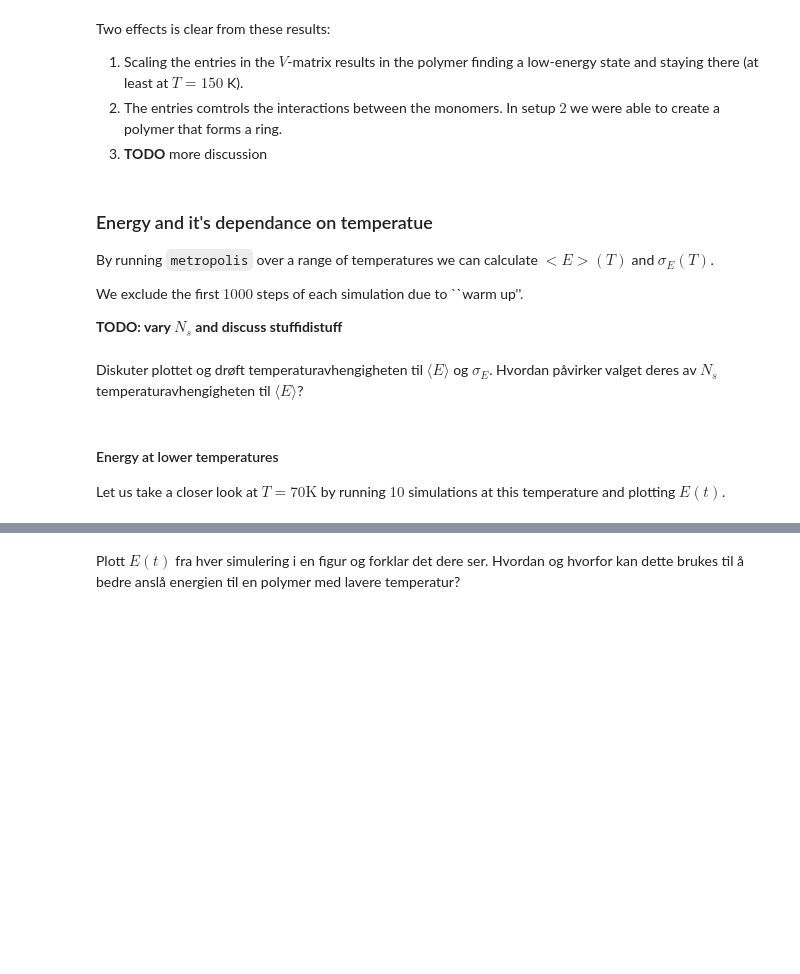
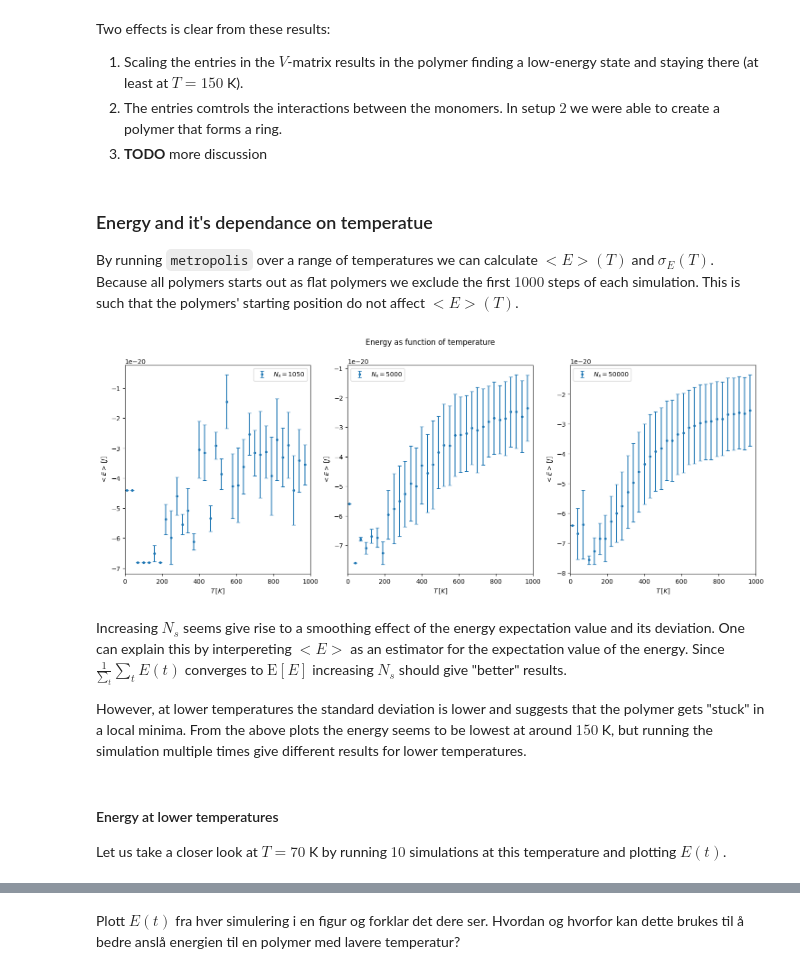
Before and after one commit to tncrdk/Biofysikk-prosjekt, a Jupyter notebook: Aakre_Djupvik_Jakobsen.ipynb, the cells around one changed output, grey strips where cells are left out. Saved outputs shown, nothing was run; the diff lists cells and outputs as text; code cells hidden in the pictures; blank space fills up the shorter version.

Commit message:
energy discussion

```diff
--- a/Aakre_Djupvik_Jakobsen.ipynb
+++ b/Aakre_Djupvik_Jakobsen.ipynb
@@ -955,54 +1009,61 @@ Two effects is clear from these results:
 ### Energy and it's dependance on temperatue
 
 By running `metropolis` over a range of temperatures we can calculate $<E>(T)$ and $\sigma_E(T)$.
-
-We exclude the first $1000$ steps of each simulation due to ``warm up''.
-
-**TODO: vary $N_s$ and discuss stuffidistuff**
+Because all polymers starts out as flat polymers we exclude the first $1000$ steps of each simulation.
+This is such that the polymers' starting position do not affect $<E>(T)$.
 # %%
 # Defining constants
 T_interval = np.arange(10, 1000, 30)
 N = 30
-Ns = 5000
+Ns = (1050, 5000, 50_000)
 V = gen_V_matrix(N, fill_value=-4e-21)
 
 # Preparing arrays
-E_mean = np.zeros(len(T_interval))
-E_std = np.zeros(len(T_interval))
+E_mean = np.zeros((len(Ns), len(T_interval)))
+E_std = np.zeros((len(Ns), len(T_interval)))
 
-# running metropolis for all T's in T_interval and calculating the mean and standard deviation.
-for i, T in enumerate(T_interval):
-    pol = generate_flat_polymer(N)
-    pol, E_array = metropolis(pol=pol, N_s=Ns, V=V, T=T)
-    E_mean[i] = np.mean(E_array[1000:])
-    E_std[i] = np.std(E_array[1000:])
+# running metropolis for all Ts in T_interval and calculating the mean and standard deviation.
+for i, _Ns in enumerate(Ns):
+    for j, T in enumerate(T_interval):
+        pol = generate_flat_polymer(N)
+        pol, E_array = metropolis(pol=pol, N_s=_Ns, V=V, T=T)
+        E_mean[i, j] = np.mean(E_array[1000:])
+        E_std[i, j] = np.std(E_array[1000:])
 # %%
-# just plots the results from the cell above
-fig, ax = plt.subplots()
-ax.errorbar(
-    T_interval,
-    E_mean,
-    yerr=E_std,
-    fmt=".",
-    capsize=3,
-    label=r"$<E>(T)$"
-)
-ax.set(
-    title="lol",
-    xlabel="$T\,[K]$",
-    ylabel="$<E>\, [J]$",
-    xticks=T_interval[::2],
-    xlim=(0, 1000)
-)
-ax.legend()
+fig, axs = plt.subplots(1, len(Ns), figsize=(6*len(Ns), 6))
+
+for i, _Ns in enumerate(Ns):
+    axs[i].errorbar(
+        T_interval,
+        E_mean[i],
+        yerr=E_std[i],
+        fmt=".",
+        capsize=3,
+        label=f"$N_s = {_Ns}$"
+    )
+    axs[i].set(
+        xlabel="$T\,[K]$",
+        ylabel="$<E>\, [J]$",
+        xlim=(0, 1000)
+    )
+    axs[i].legend()
+
+fig.suptitle("Energy as function of temperature")
 plt.show()
+# %% [output]
+[figure, added]
 # %% [markdown]
-Diskuter plottet og drøft temperaturavhengigheten til $⟨E⟩$ og $\sigma_E$. Hvordan påvirker valget deres av $N_s$ temperaturavhengigheten til $⟨E⟩$?
+Increasing $N_s$ seems give rise to a smoothing effect of the energy expectation value and its deviation.
+One can explain this by interpereting $<E>$ as an estimator for the expectation value of the energy.
+Since $\frac{1}{\sum_t} \sum_t E(t)$ converges to $\text{E}[E]$ increasing $N_s$ should give "better" results.
+
+However, at lower temperatures the standard deviation is lower and suggests that the polymer gets "stuck" in a local minima.
+From the above plots the energy seems to be lowest at around $150$ K, but running the simulation multiple times give different results for lower temperatures.
 # %% [markdown]
  #### Energy at lower temperatures
 
 
- Let us take a closer look at $T = 70 \text{K}$ by running $10$ simulations at this temperature and plotting $E(t)$.
+ Let us take a closer look at $T = 70$ K by running $10$ simulations at this temperature and plotting $E(t)$.
 # %%
 # Defining constants
 T = 70
```
Also changed, not shown: parts of 21 cells of this notebook.
